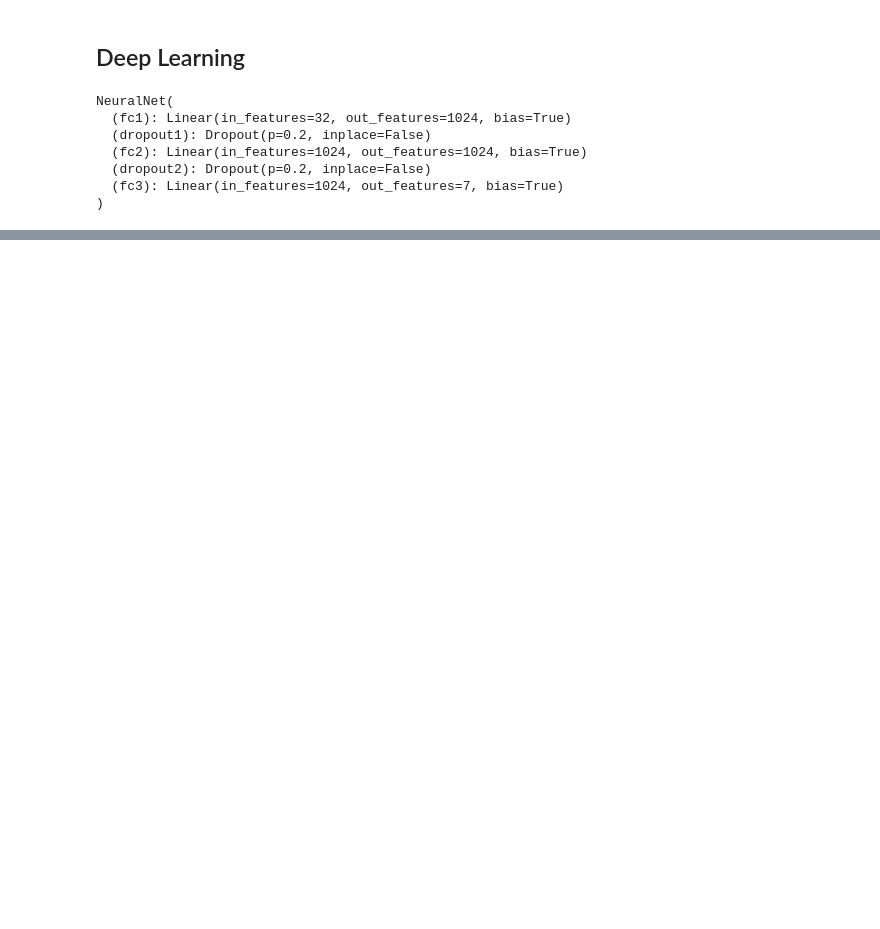
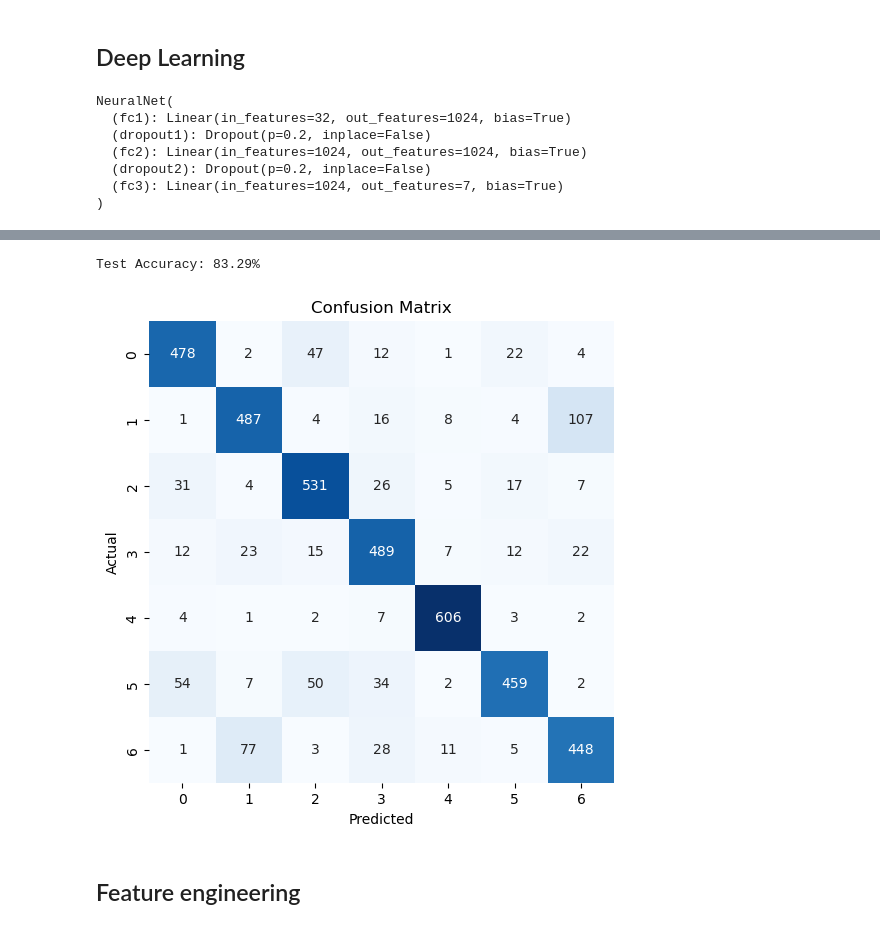
Before and after one commit to Incomprehensible/Real-Time-Gesture-Control-System-for-Precision-Control, a Jupyter notebook: pretraining/hand-gesture-recognition_custom_data.ipynb, the cells around one changed output, grey strips where cells are left out. Drawn from its saved outputs; the diff is of its cells as text; code cells hidden in the pictures; blank space fills up the shorter version.

```diff
--- a/pretraining/hand-gesture-recognition_custom_data.ipynb
+++ b/pretraining/hand-gesture-recognition_custom_data.ipynb
@@ -286,16 +354,6 @@ spectral_analysis_overall(df)
 # %%
 X = df.iloc[:, :-1].values
 y = df.iloc[:, -1].values
-# %%
-from scipy import signal
-from scipy.signal import butter
-
-lf = 50
-hf = 400
-
-def preprocess_data(data):
-    sos = butter(3, (lf, hf), btype="bandpass", fs=1150, output="sos")
-    return signal.sosfilt(sos, data)
 # %%
 X = preprocess_data(X)
 # %%
@@ -538,0 +716,30 @@ plt.show()
+# %%
+torch.save(model.state_dict(), 'custom_lstm.pth')
+
+def evaluateModel(outputs, y):
+    _, predicted = outputs.max(1)
+    test_accuracy = predicted.eq(y).sum().item() / y.size(0) * 100
+    return test_accuracy, predicted
+
+model.eval()
+with torch.no_grad():
+    X_test_tensor = X_test_tensor.to(device)
+    y_test_tensor = y_test_tensor.to(device)
+    y_hat_test = model(X_test_tensor)
+    acc, predicted = evaluateModel(y_hat_test, y_test_tensor)
+    print(f"Test Accuracy: {acc:.2f}%")
+# %% [output]
+Test Accuracy: 83.29%
+# %%
+cm = confusion_matrix(y_test, predicted.cpu())
+
+plt.figure(figsize=(6, 6))
+sns.heatmap(cm, annot=True, fmt='g', cmap='Blues', cbar=False)
+plt.xlabel("Predicted")
+plt.ylabel("Actual")
+plt.title("Confusion Matrix")
+plt.show()
+# %% [output]
+[figure, added]
+# %% [markdown]
+## Feature engineering
```
Also changed, not shown: parts of 30 cells of this notebook, 7 other files.
